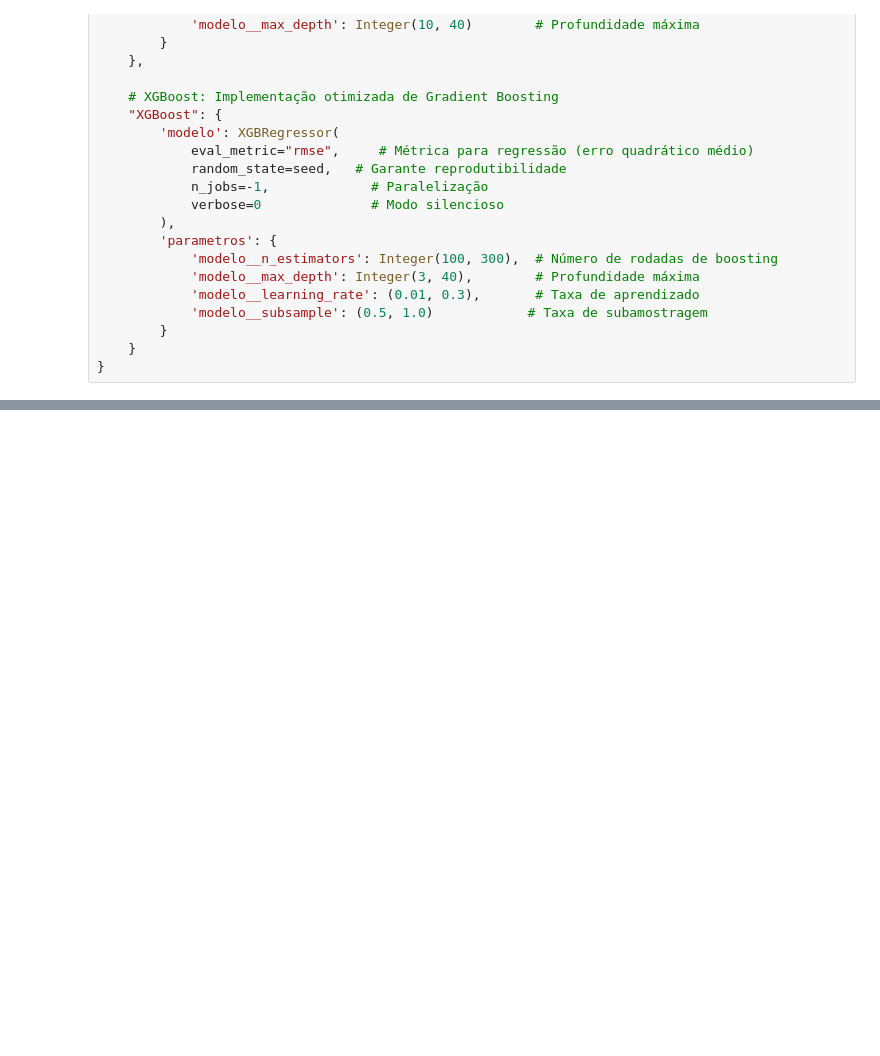
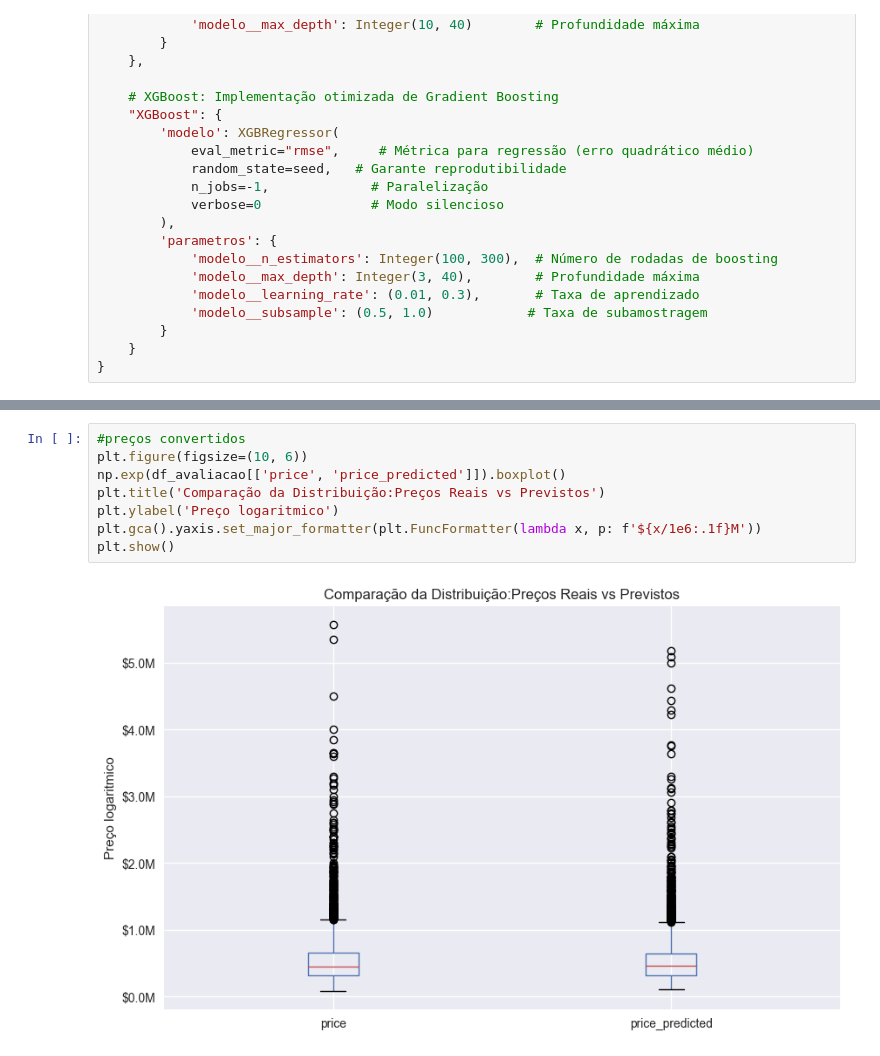
Before and after one commit to alexassuncaodados/Analise_e_Predicao_Imoveis, a Jupyter notebook: 02-Modelo.ipynb, the cells around one changed output, grey strips where cells are left out. Drawn from its saved outputs; the diff is of its cells as text; blank space fills up the shorter version.

```diff
--- a/02-Modelo.ipynb
+++ b/02-Modelo.ipynb
@@ -323 +596,11 @@ df_results.sort_values(by='R2', ascending=False)
+# %%
+#preços convertidos
+plt.figure(figsize=(10, 6))
+np.exp(df_avaliacao[['price', 'price_predicted']]).boxplot()
+plt.title('Comparação da Distribuição:Preços Reais vs Previstos')
+plt.ylabel('Preço logaritmico')
+plt.gca().yaxis.set_major_formatter(plt.FuncFormatter(lambda x, p: f'${x/1e6:.1f}M'))
+plt.show()
+# %% [output]
+[figure, added]
 # %%
```
Also changed, not shown: parts of 17 cells of this notebook, 5 other files.
